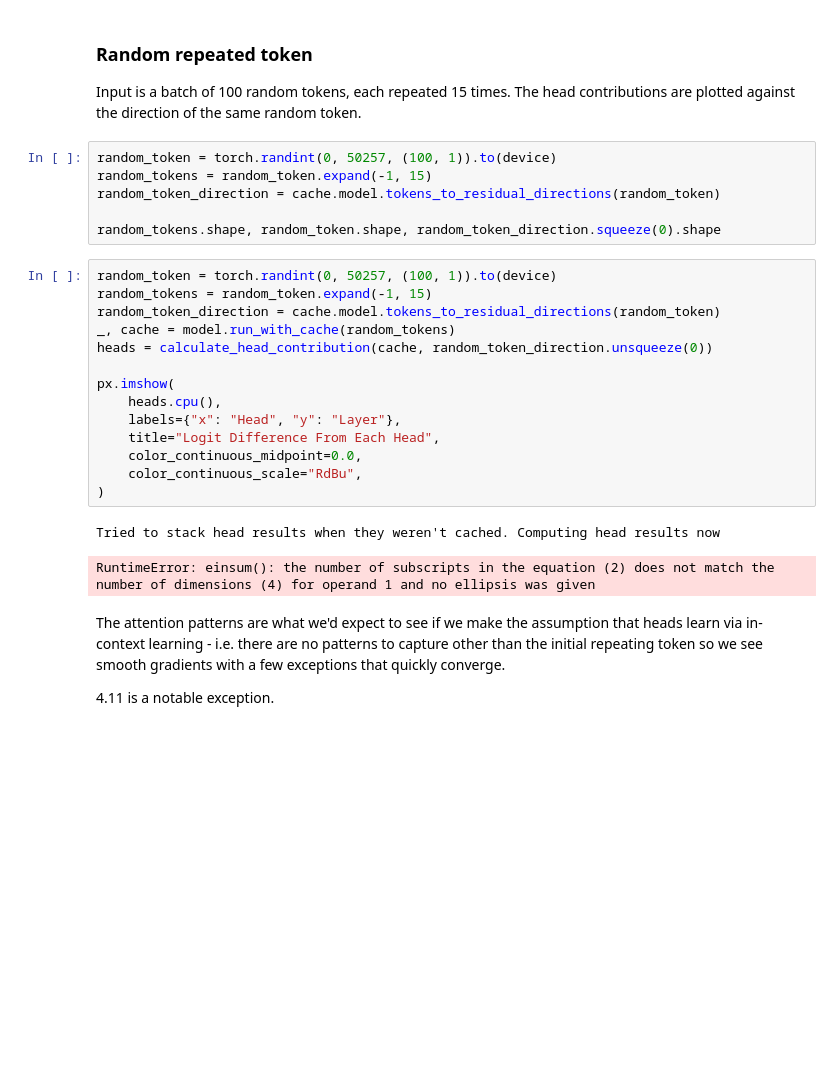
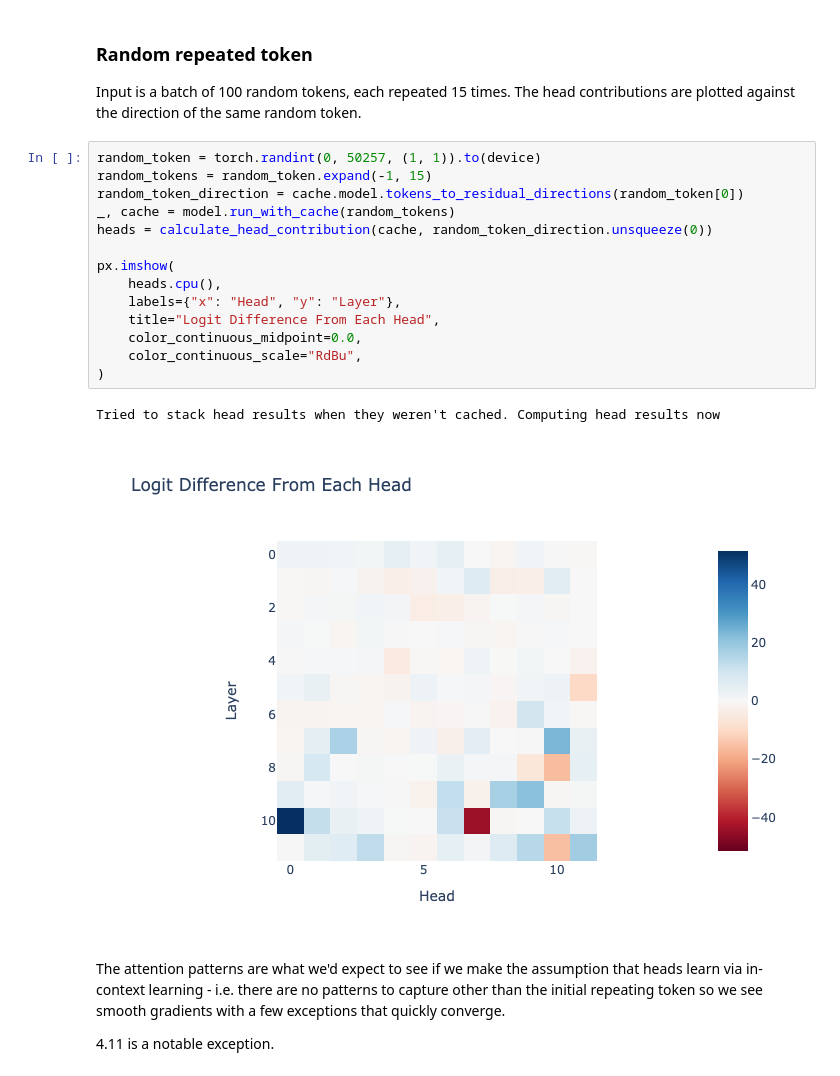
Before and after one commit to layterz/experiments, a Jupyter notebook: notebooks/pathological-inputs.ipynb, the cells around one changed output. Saved outputs shown, nothing was run; the diff lists cells and outputs as text; blank space fills up the shorter version.

Commit message:
render graphs to pngs

```diff
--- a/notebooks/pathological-inputs.ipynb
+++ b/notebooks/pathological-inputs.ipynb
@@ -131,28 +133,22 @@ HTML(visualize_attention_patterns(range(144), cache))
 
 Input is a batch of 100 random tokens, each repeated 15 times. The head contributions are plotted against the direction of the same random token.
 # %%
-random_token = torch.randint(0, 50257, (100, 1)).to(device)
+random_token = torch.randint(0, 50257, (1, 1)).to(device)
 random_tokens = random_token.expand(-1, 15)
-random_token_direction = cache.model.tokens_to_residual_directions(random_token)
+random_token_direction = cache.model.tokens_to_residual_directions(random_token[0])
+_, cache = model.run_with_cache(random_tokens)
+heads = calculate_head_contribution(cache, random_token_direction.unsqueeze(0))
 
-random_tokens.shape, random_token.shape, random_token_direction.squeeze(0).shape
+px.imshow(
+    heads.cpu(),
+    labels={"x": "Head", "y": "Layer"},
+    title="Logit Difference From Each Head",
+    color_continuous_midpoint=0.0,
+    color_continuous_scale="RdBu",
+)
+# %% [output]
+Tried to stack head results when they weren't cached. Computing head results now
+[figure, added]
-# %%
-random_token = torch.randint(0, 50257, (100, 1)).to(device)
-random_tokens = random_token.expand(-1, 15)
-random_token_direction = cache.model.tokens_to_residual_directions(random_token)
-_, cache = model.run_with_cache(random_tokens)
-heads = calculate_head_contribution(cache, random_token_direction.unsqueeze(0))
-
-px.imshow(
-    heads.cpu(),
-    labels={"x": "Head", "y": "Layer"},
-    title="Logit Difference From Each Head",
-    color_continuous_midpoint=0.0,
-    color_continuous_scale="RdBu",
-)
-# %% [output]
-Tried to stack head results when they weren't cached. Computing head results now
-RuntimeError: einsum(): the number of subscripts in the equation (2) does not match the number of dimensions (4) for operand 1 and no ellipsis was given
 # %% [markdown]
 The attention patterns are what we'd expect to see if we make the assumption that heads learn via in-context learning - i.e. there are no patterns to capture other than the initial repeating token so we see smooth gradients with a few exceptions that quickly converge.
 
```
Also changed, not shown: parts of 5 cells of this notebook, 2 other files.
